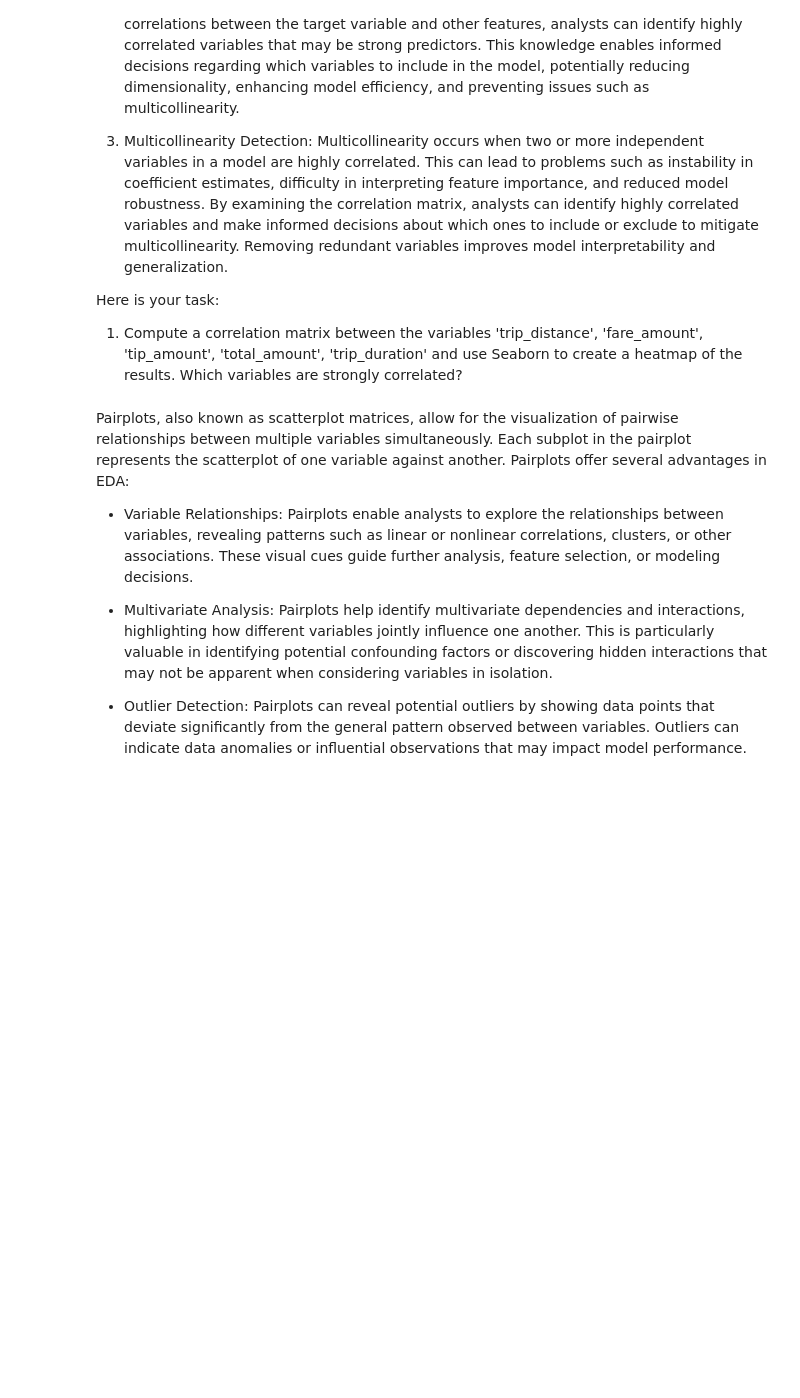
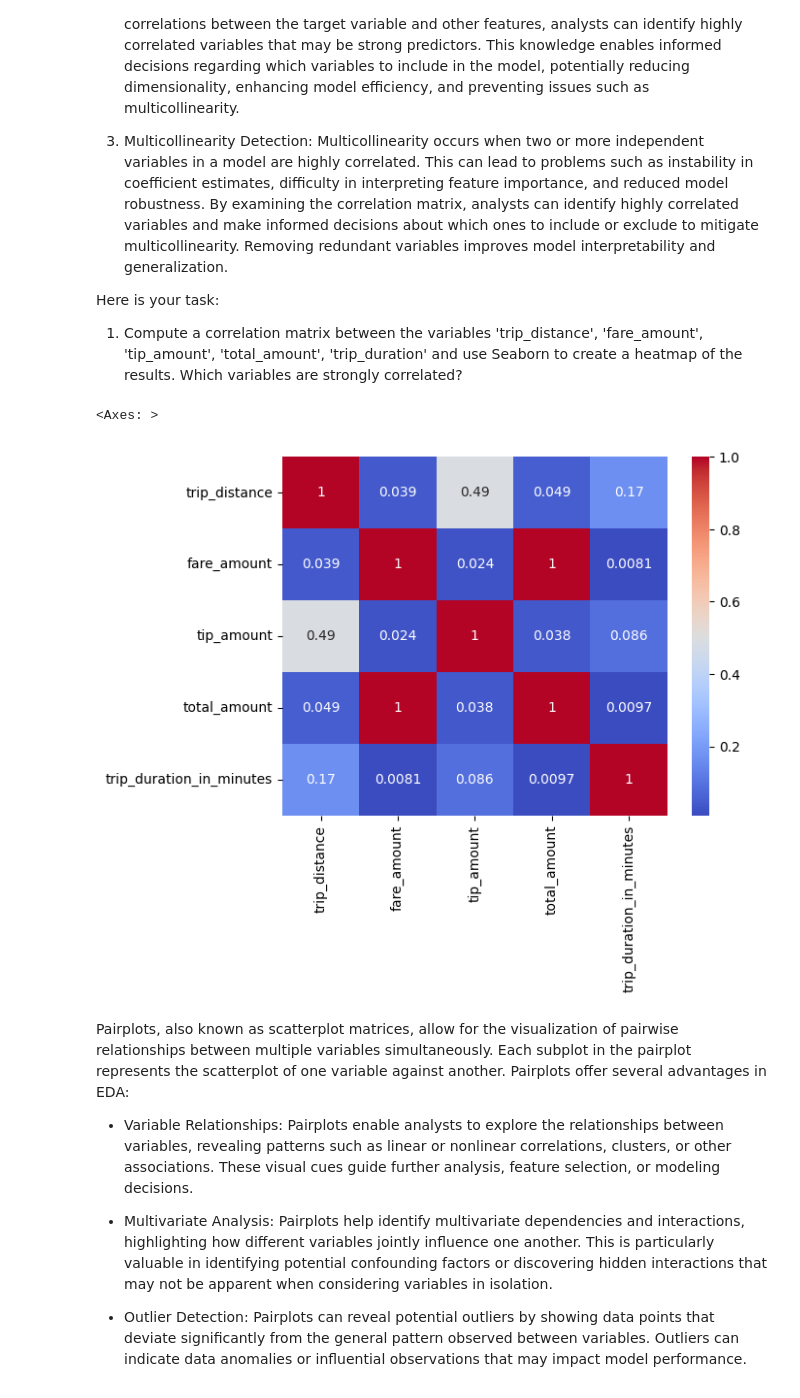
Before and after one commit to Ashok401/ooplqcp, a Jupyter notebook: Student_MLE_MiniProject_EDA.ipynb, the cells around one changed output. Saved outputs shown, nothing was run; the diff lists cells and outputs as text; code cells hidden in the pictures; blank space fills up the shorter version.

```diff
--- a/Student_MLE_MiniProject_EDA.ipynb
+++ b/Student_MLE_MiniProject_EDA.ipynb
@@ -124,8 +124,13 @@ Here is your task:
   1. Compute a correlation matrix between the variables 'trip_distance', 'fare_amount', 'tip_amount', 'total_amount', 'trip_duration' and use Seaborn to create a heatmap of the results. Which variables are strongly correlated?
 # %%
 # Compute correlation matrix of numerical variables
-
+selected_variables = ['trip_distance', 'fare_amount', 'tip_amount', 'total_amount', 'trip_duration_in_minutes']
+corr_matrix = df[selected_variables].corr()
 # Create a heatmap of the correlation matrix
+sns.heatmap(corr_matrix, cmap='coolwarm', annot=True)
+# %% [output]
+<Axes: >
+[figure, added]
 # %% [markdown]
 Pairplots, also known as scatterplot matrices, allow for the visualization of pairwise relationships between multiple variables simultaneously. Each subplot in the pairplot represents the scatterplot of one variable against another. Pairplots offer several advantages in EDA:
 
```
